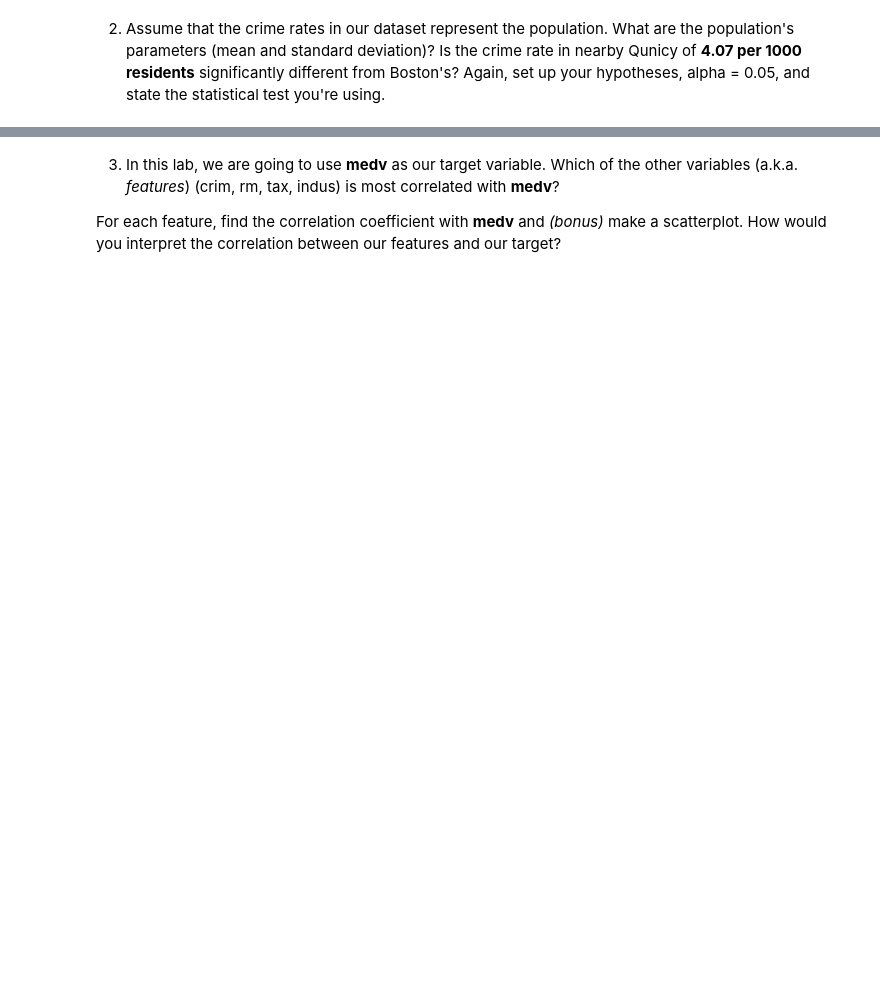
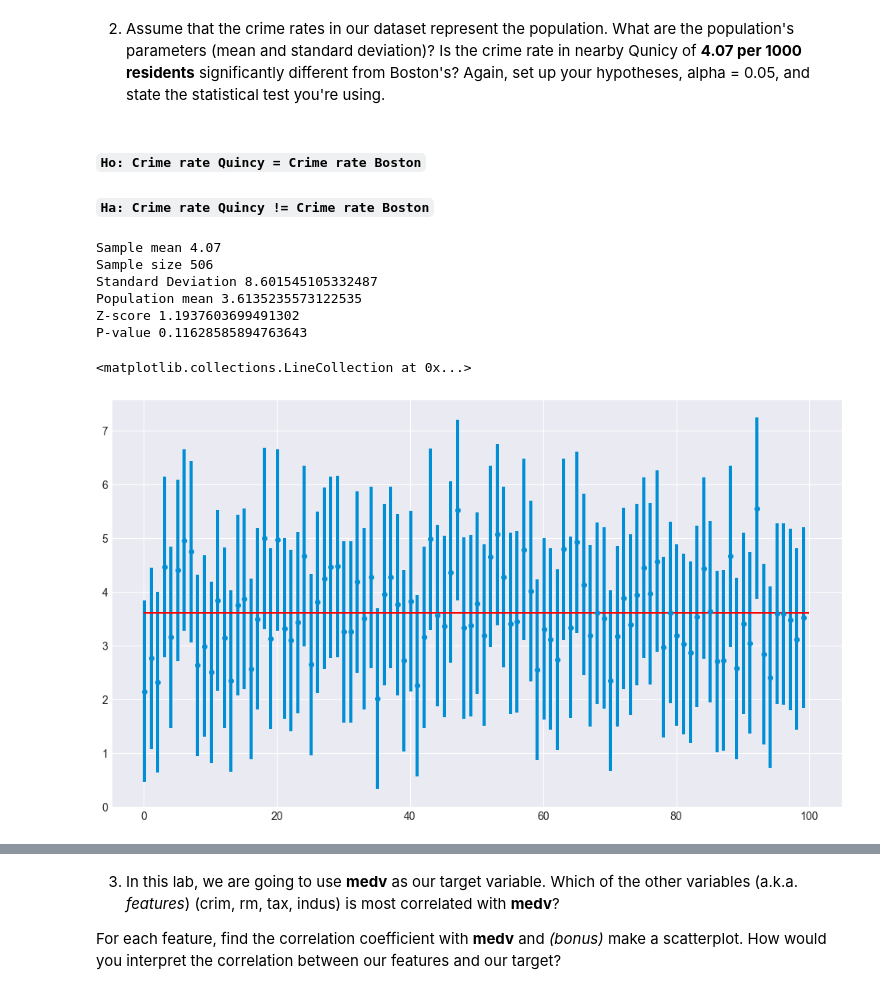
Before and after one commit to acdick/dsc-01-10-16-regression-EOD-Lab, a Jupyter notebook: index.ipynb, the cells around one changed output, grey strips where cells are left out. Drawn from its saved outputs; the diff is of its cells as text; code cells hidden in the pictures; blank space fills up the shorter version.

```diff
--- a/index.ipynb
+++ b/index.ipynb
@@ -46,2 +209,76 @@ alt="IMAGE ALT TEXT HERE" border="10" />
 # %% [markdown]
 2. Assume that the crime rates in our dataset represent the population. What are the population's parameters (mean and standard deviation)? Is the crime rate in nearby Qunicy of **4.07 per 1000 residents** significantly different from Boston's? Again, set up your hypotheses, alpha = 0.05, and state the statistical test you're using.
+# %% [markdown]
+#### `Ho: Crime rate Quincy = Crime rate Boston`
+#### `Ha: Crime rate Quincy != Crime rate Boston`
+# %%
+mu_2 = boston_df["crim"].mean()
+sigma_2 = boston_df["crim"].std()
+n_2 = boston_df["crim"].size
+x_bar_2 = 4.07
+z_2 = (x_bar_2 - mu_2) / (sigma_2/ sqrt(n))
+
+print(f"Sample mean {x_bar_2}")
+print(f"Sample size {n_2}")
+print(f"Standard Deviation {sigma_2}")
+print(f"Population mean {mu_2}")
+print(f"Z-score {z_2}")
+
+cdf_2 = stats.norm.cdf(z_2)
+p_val_2 = 1 - cdf_2
+print(f"P-value {p_val_2}")
+# %% [output]
+Sample mean 4.07
+Sample size 506
+Standard Deviation 8.601545105332487
+Population mean 3.6135235573122535
+Z-score 1.1937603699491302
+P-value 0.11628585894763643
+# %%
+# Alpha
+alpha_2 = 0.05/2
+
+np.random.seed()
+
+# Select sample size
+sample_size_2 = 100
+
+# Initialize lists to store interval and mean values
+intervals_2 = []
+sample_means_2 = []
+
+# Run a for loop for sampling 25 times and calculate + store confidence interval and sample mean values
+
+for sample in range(100):
+    # Take randome sample of chosen size
+    sample = boston_df["crim"].sample(n = sample_size_2)
+    sample_mean = sample.mean()
+    sample_means_2.append(sample_mean) # Calculate sample mean
+
+    z_critical = stats.norm.ppf(q = 1 - alpha_2) # Get critical Z value
+
+    # Calculate z_critical, margin_of_error, confidence_interval from function above
+
+    margin_of_error = z_critical * (sigma_2 / sqrt(sample_size_2))
+
+    confidence_interval = (sample_mean - margin_of_error, sample_mean + margin_of_error)
+
+    intervals_2.append(confidence_interval)
+# %%
+# Plot the mean and confidence interval of each sample as error bars
+# Plot the population mean
+
+plt.figure(figsize = (15,9))
+
+plt.errorbar(x = np.arange(0.1, 100, 1),
+             y = sample_means_2,
+             yerr = [(top-bot) / 2 for top, bot in intervals_2],
+             fmt = "o")
+
+plt.hlines(xmin = 0, xmax = 100,
+           y = mu_2,
+           linewidth = 2.0,
+           color = "red")
+# %% [output]
+<matplotlib.collections.LineCollection at 0x...>
+[figure, added]
```
Also changed, not shown: parts of 58 cells of this notebook.
